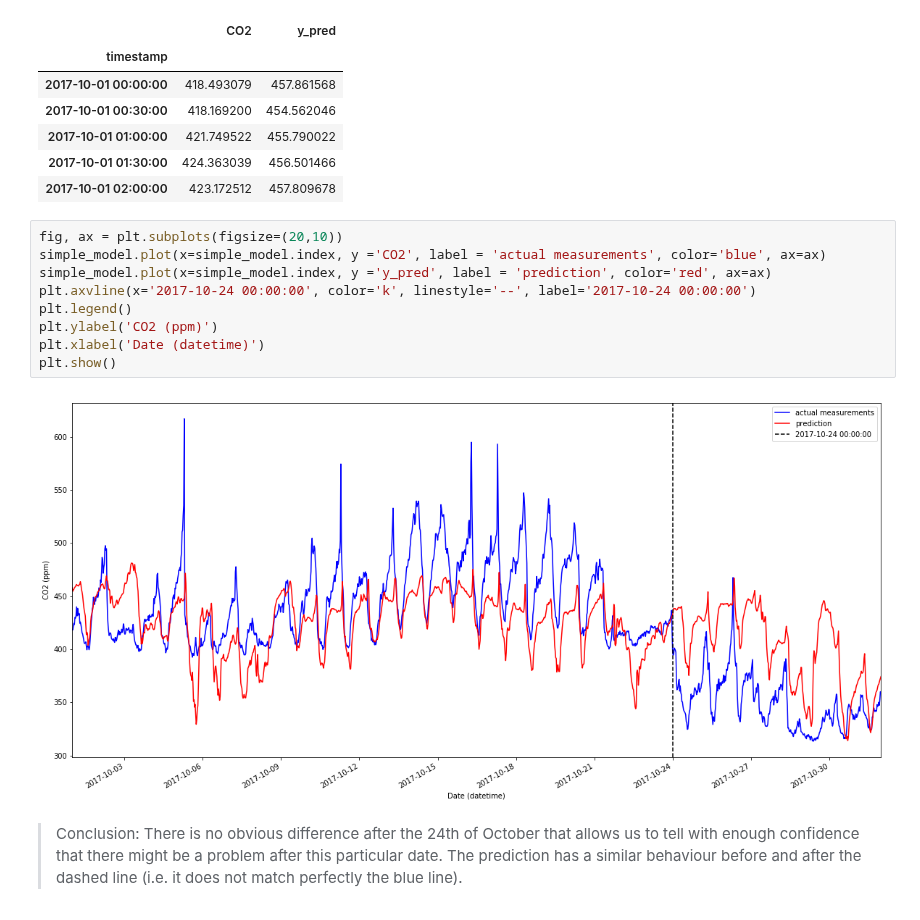
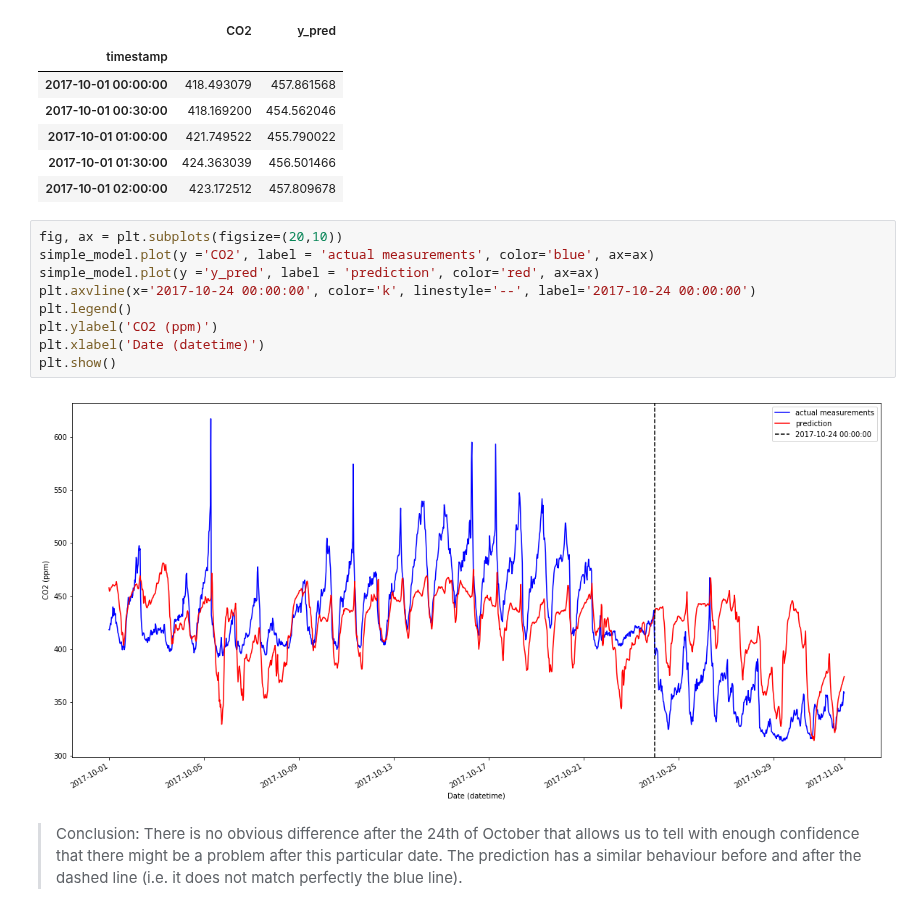
Before and after one commit to joelmfonseca/COM-503, a Jupyter notebook: mini_project/Assignment_DataScience_Lab_week4.ipynb, the cells around one changed output. Drawn from its saved outputs; the diff is of its cells as text.

```diff
--- a/mini_project/Assignment_DataScience_Lab_week4.ipynb
+++ b/mini_project/Assignment_DataScience_Lab_week4.ipynb
@@ -482,15 +451,15 @@ simple_model.head()
 | 2017-10-01 02:00:00 | 423.172512 | 457.809678 |
 # %%
 fig, ax = plt.subplots(figsize=(20,10))
-simple_model.plot(x=simple_model.index, y ='CO2', label = 'actual measurements', color='blue', ax=ax)
-simple_model.plot(x=simple_model.index, y ='y_pred', label = 'prediction', color='red', ax=ax)
+simple_model.plot(y ='CO2', label = 'actual measurements', color='blue', ax=ax)
+simple_model.plot(y ='y_pred', label = 'prediction', color='red', ax=ax)
 plt.axvline(x='2017-10-24 00:00:00', color='k', linestyle='--', label='2017-10-24 00:00:00')
 plt.legend()
 plt.ylabel('CO2 (ppm)')
 plt.xlabel('Date (datetime)')
 plt.show()
 # %% [output]
-[figure, old version]
+[figure, new version]
 # %% [markdown]
 >Conclusion: There is no obvious difference after the 24th of October that allows us to tell with enough confidence that there might be a problem after this particular date. The prediction has a similar behaviour before and after the dashed line (i.e. it does not match perfectly the blue line).
 # %% [markdown]
```
Also changed, not shown: parts of 20 cells of this notebook, 3 other files.
